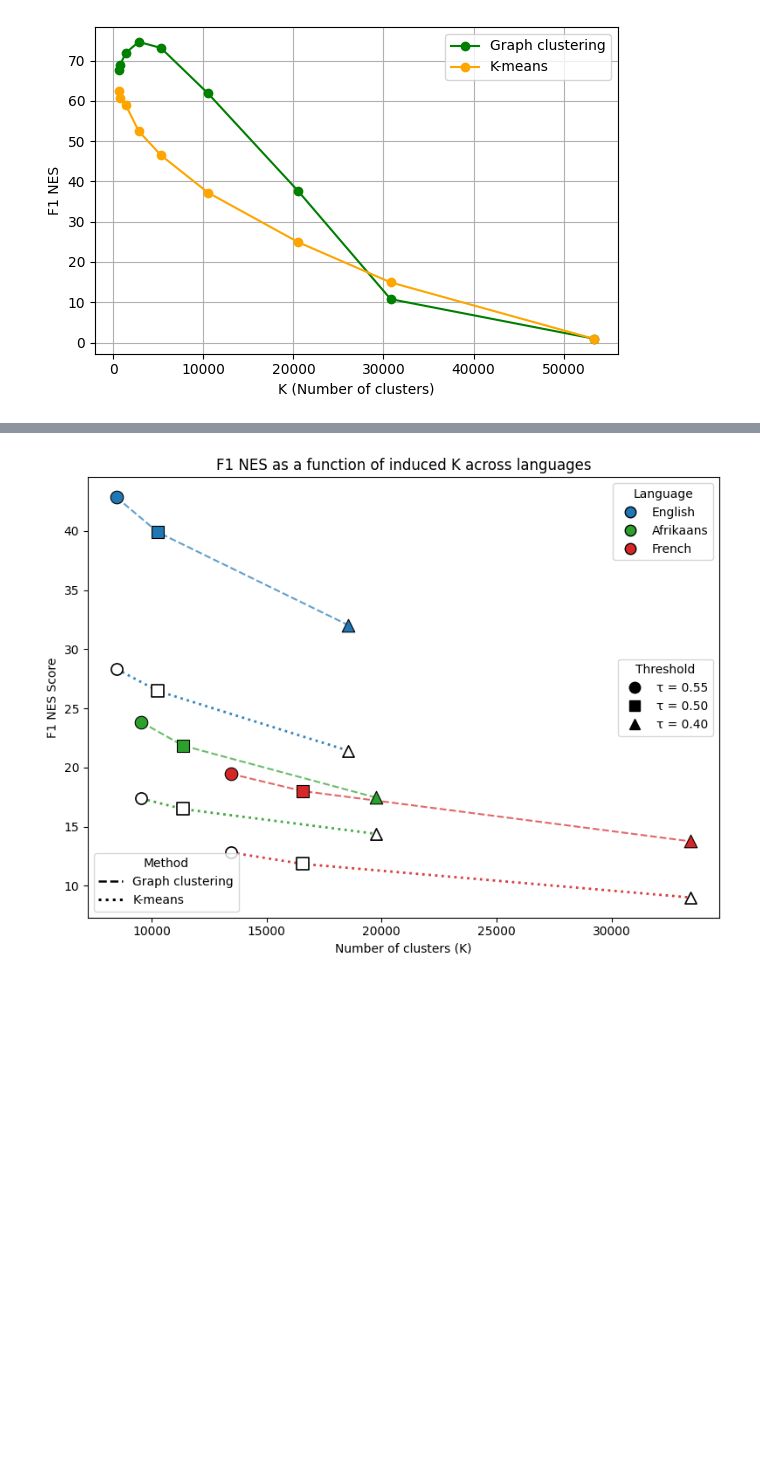
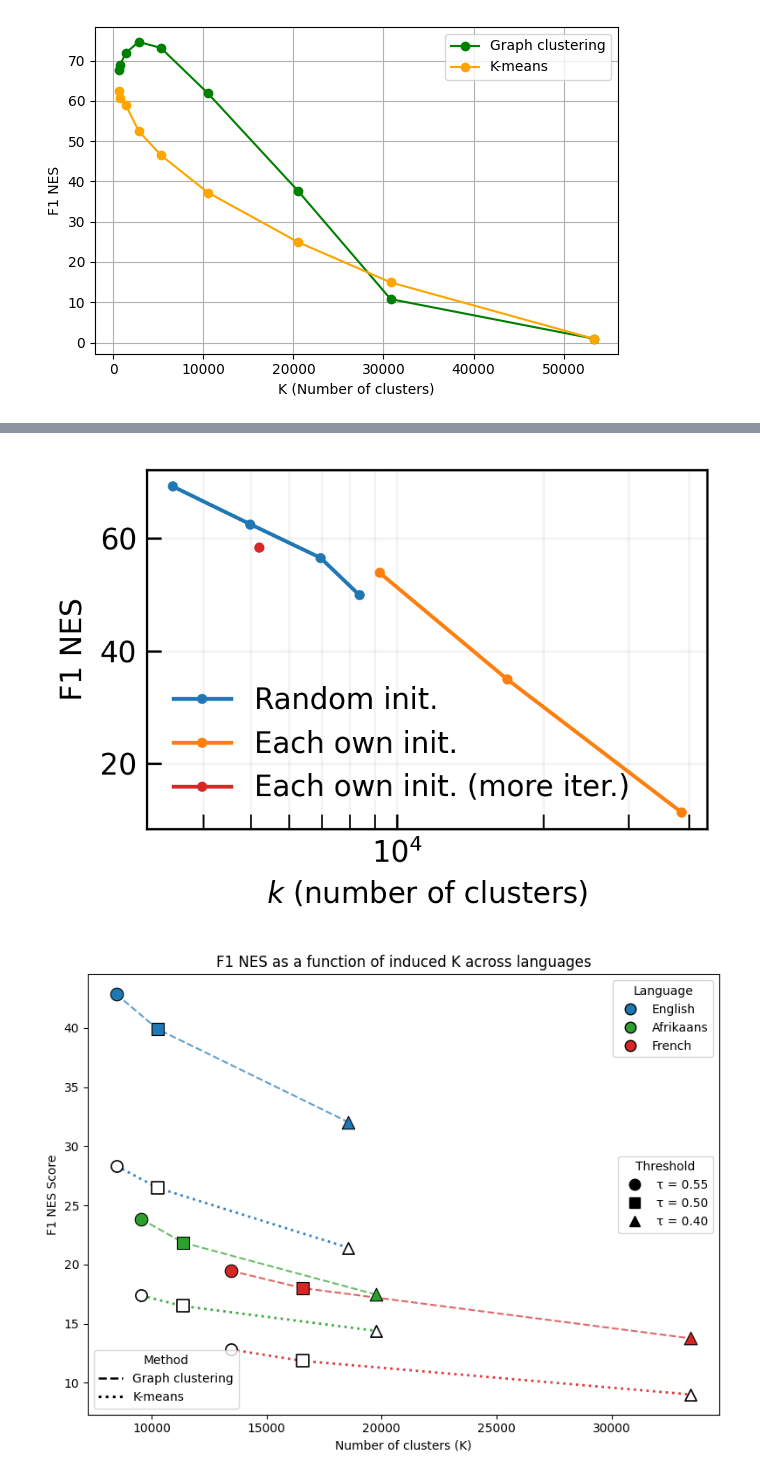
Before and after one commit to adendorffy/zipf-clus, a Jupyter notebook: figures.ipynb, the cells around one changed output, grey strips where cells are left out. Drawn from its saved outputs; the diff is of its cells as text; code cells hidden in the pictures; blank space fills up the shorter version.

Commit message:
many random updates to things

```diff
--- a/figures.ipynb
+++ b/figures.ipynb
@@ -181,3 +196,51 @@ plt.show()
+# %%
+# DATA
+
+random_k = [3452, 4987, 6968, 8372 ]
+random_f1 = [69.22, 62.51, 56.52, 49.93] # s0: 0.5, 0.3, 0.2, 0.1 (all n_iter=1, alpha=0.1, k_0=0.05, covar_type=fixed)
+
+each_own_k = [9207, 16859, 38575]
+each_own_f1 = [53.91, 35.00, 11.36]
+
+each_own_more_k = [5200]
+each_own_more_f1 = [58.35]
+
+fig, ax = plt.subplots(figsize=(3.4, 2.4), dpi=300)
+ax.plot(
+    random_k, random_f1,
+    marker="o",
+    markersize=2.5,
+    linewidth=1.3,
+    color="tab:blue",
+    label="Random init.",
+)
+ax.plot(
+    each_own_k, each_own_f1,
+    marker="o",
+    markersize=2.5,
+    linewidth=1.3,
+    color="tab:orange",
+    label="Each own init.",
+)
+ax.plot(
+    each_own_more_k, each_own_more_f1,
+    marker="o",
+    markersize=2.5,
+    linewidth=1.3,
+    color="tab:red",
+    label="Each own init. (more iter.)",
+)
+ax.set_xscale("log")
+ax.set_xlabel(r"$k$ (number of clusters)")
+ax.set_ylabel(r"F1 NES")
+ax.grid(True, which="both", ls="-", alpha=0.15)
+ax.tick_params(direction="in", which="both", length=5)
+ax.legend(frameon=False, loc="best")
+fig.tight_layout()
+# fig.savefig("figs/fbgmm_f1_vs_k_initialization.pdf", bbox_inches="tight")
+plt.show()
+# %% [output]
+[figure, added]
 # %%
 import numpy as np
 import matplotlib.pyplot as plt
```
Also changed, not shown: parts of 1 cell of this notebook, 7 other files.
